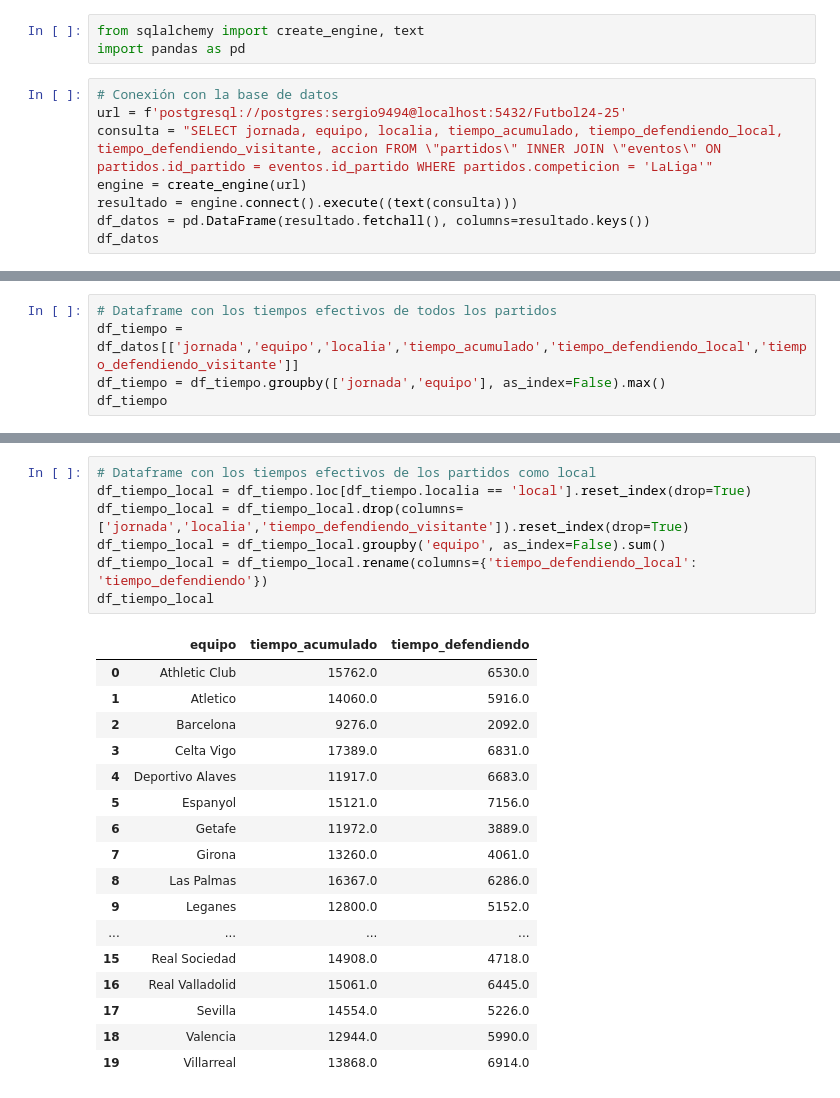
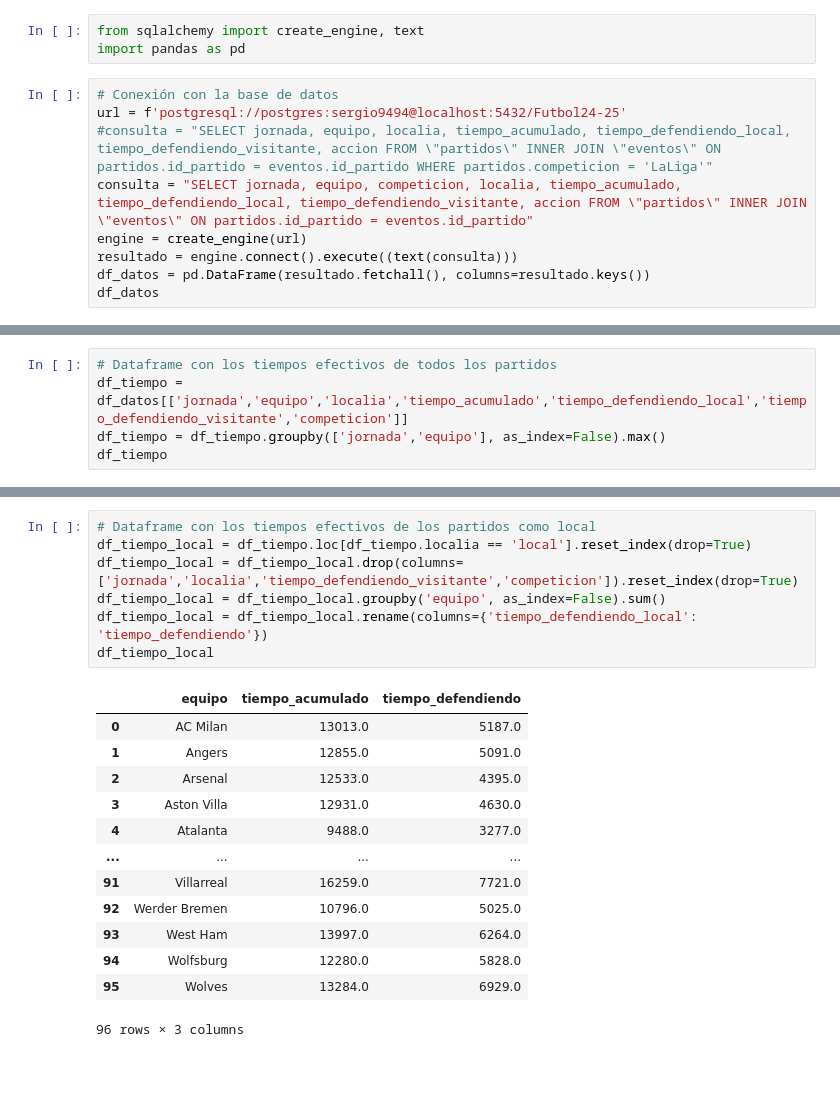
Before and after one commit to srgmrtnvqr/AnalisisFaltas24-25, a Jupyter notebook: descarga_tratamiento_faltas.ipynb, the cells around one changed output, grey strips where cells are left out. Cells and saved outputs as stored; diff of their text form; blank space fills up the shorter version.

```diff
--- a/descarga_tratamiento_faltas.ipynb
+++ b/descarga_tratamiento_faltas.ipynb
@@ -4,7 +4,8 @@ import pandas as pd
 # %%
 # Conexión con la base de datos
 url = f'postgresql://postgres:sergio9494@localhost:5432/Futbol24-25'
-consulta = "SELECT jornada, equipo, localia, tiempo_acumulado, tiempo_defendiendo_local, tiempo_defendiendo_visitante, accion FROM \"partidos\" INNER JOIN \"eventos\" ON partidos.id_partido = eventos.id_partido WHERE partidos.competicion = 'LaLiga'"
+#consulta = "SELECT jornada, equipo, localia, tiempo_acumulado, tiempo_defendiendo_local, tiempo_defendiendo_visitante, accion FROM \"partidos\" INNER JOIN \"eventos\" ON partidos.id_partido = eventos.id_partido WHERE partidos.competicion = 'LaLiga'"
+consulta = "SELECT jornada, equipo, competicion, localia, tiempo_acumulado, tiempo_defendiendo_local, tiempo_defendiendo_visitante, accion FROM \"partidos\" INNER JOIN \"eventos\" ON partidos.id_partido = eventos.id_partido"
 engine = create_engine(url)
 resultado = engine.connect().execute((text(consulta)))
 df_datos = pd.DataFrame(resultado.fetchall(), columns=resultado.keys())
@@ -26,6 +27,6 @@ df_datos
 # %%
 # Dataframe con los tiempos efectivos de todos los partidos
-df_tiempo = df_datos[['jornada','equipo','localia','tiempo_acumulado','tiempo_defendiendo_local','tiempo_defendiendo_visitante']]
+df_tiempo = df_datos[['jornada','equipo','localia','tiempo_acumulado','tiempo_defendiendo_local','tiempo_defendiendo_visitante','competicion']]
 df_tiempo = df_tiempo.groupby(['jornada','equipo'], as_index=False).max()
 df_tiempo
 # %% [output]
@@ -45,28 +68,24 @@ df_tiempo
 # %%
 # Dataframe con los tiempos efectivos de los partidos como local
 df_tiempo_local = df_tiempo.loc[df_tiempo.localia == 'local'].reset_index(drop=True)
-df_tiempo_local = df_tiempo_local.drop(columns=['jornada','localia','tiempo_defendiendo_visitante']).reset_index(drop=True)
+df_tiempo_local = df_tiempo_local.drop(columns=['jornada','localia','tiempo_defendiendo_visitante','competicion']).reset_index(drop=True)
 df_tiempo_local = df_tiempo_local.groupby('equipo', as_index=False).sum()
 df_tiempo_local = df_tiempo_local.rename(columns={'tiempo_defendiendo_local': 'tiempo_defendiendo'})
 df_tiempo_local
 # %% [output]
 |  | equipo | tiempo_acumulado | tiempo_defendiendo |
-| 0 | Athletic Club | 15762.0 | 6530.0 |
-| 1 | Atletico | 14060.0 | 5916.0 |
-| 2 | Barcelona | 9276.0 | 2092.0 |
-| 3 | Celta Vigo | 17389.0 | 6831.0 |
-| 4 | Deportivo Alaves | 11917.0 | 6683.0 |
-| 5 | Espanyol | 15121.0 | 7156.0 |
-| 6 | Getafe | 11972.0 | 3889.0 |
-| 7 | Girona | 13260.0 | 4061.0 |
-| 8 | Las Palmas | 16367.0 | 6286.0 |
-| 9 | Leganes | 12800.0 | 5152.0 |
+| 0 | AC Milan | 13013.0 | 5187.0 |
+| 1 | Angers | 12855.0 | 5091.0 |
+| 2 | Arsenal | 12533.0 | 4395.0 |
+| 3 | Aston Villa | 12931.0 | 4630.0 |
+| 4 | Atalanta | 9488.0 | 3277.0 |
 | ... | ... | ... | ... |
-| 15 | Real Sociedad | 14908.0 | 4718.0 |
-| 16 | Real Valladolid | 15061.0 | 6445.0 |
-| 17 | Sevilla | 14554.0 | 5226.0 |
-| 18 | Valencia | 12944.0 | 5990.0 |
-| 19 | Villarreal | 13868.0 | 6914.0 |
+| 91 | Villarreal | 16259.0 | 7721.0 |
+| 92 | Werder Bremen | 10796.0 | 5025.0 |
+| 93 | West Ham | 13997.0 | 6264.0 |
+| 94 | Wolfsburg | 12280.0 | 5828.0 |
+| 95 | Wolves | 13284.0 | 6929.0 |
+96 rows × 3 columns
 # %%
 # Dataframe con los tiempos efectivos de los partidos como visitante
 df_tiempo_visitante = df_tiempo.loc[df_tiempo.localia == 'visitante'].reset_index(drop=True)
```
Also changed, not shown: parts of 8 cells of this notebook.
